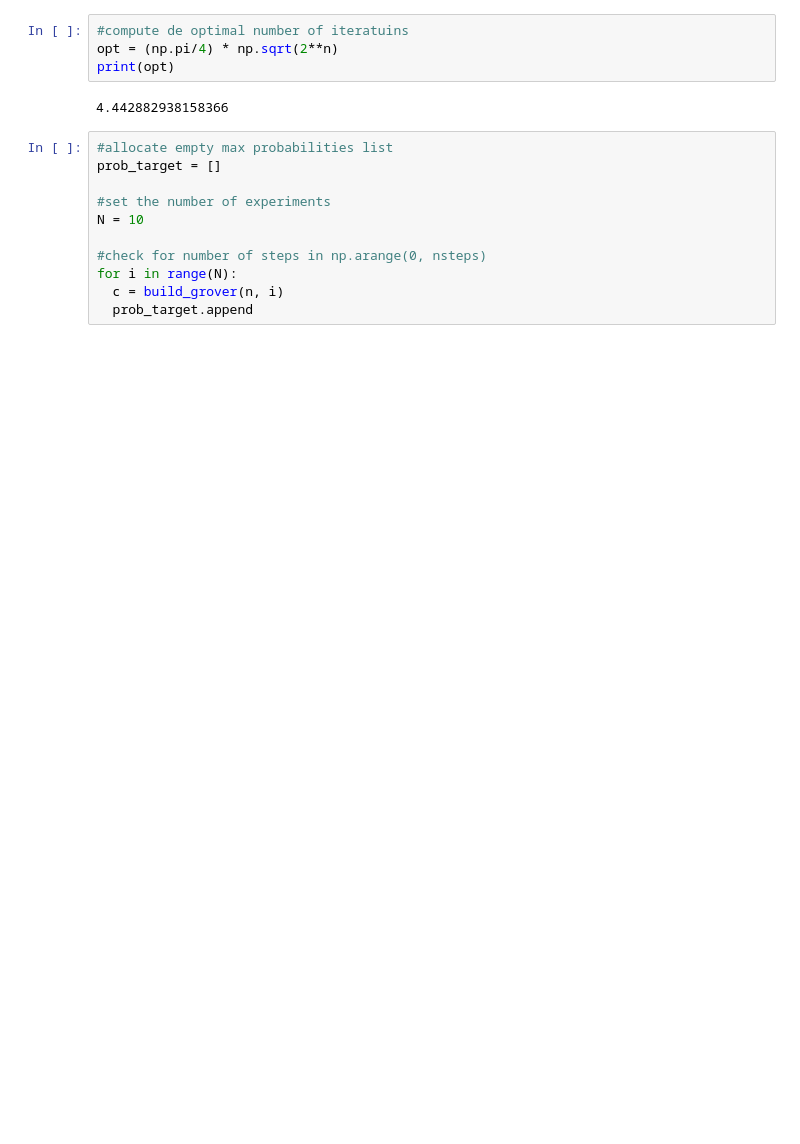
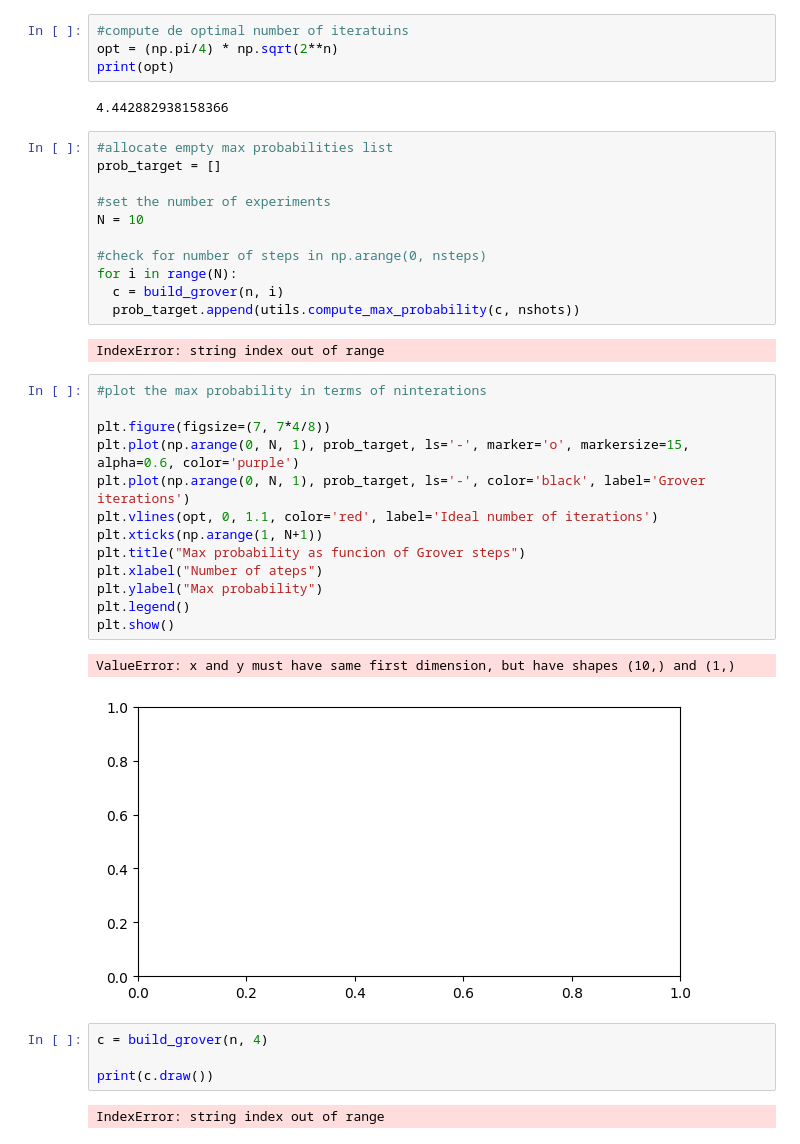
Before and after one commit to gabrielefrn/qc-minicourse, a Jupyter notebook: Grover.ipynb, the cells around one changed output. Drawn from its saved outputs; the diff is of its cells as text; blank space fills up the shorter version.

```diff
--- a/Grover.ipynb
+++ b/Grover.ipynb
@@ -291,4 +292,28 @@ N = 10
 #check for number of steps in np.arange(0, nsteps)
 for i in range(N):
   c = build_grover(n, i)
-  prob_target.append
+  prob_target.append(utils.compute_max_probability(c, nshots))
+# %% [output]
+IndexError: string index out of range
+# %%
+#plot the max probability in terms of ninterations
+
+plt.figure(figsize=(7, 7*4/8))
+plt.plot(np.arange(0, N, 1), prob_target, ls='-', marker='o', markersize=15, alpha=0.6, color='purple')
+plt.plot(np.arange(0, N, 1), prob_target, ls='-', color='black', label='Grover iterations')
+plt.vlines(opt, 0, 1.1, color='red', label='Ideal number of iterations')
+plt.xticks(np.arange(1, N+1))
+plt.title("Max probability as funcion of Grover steps")
+plt.xlabel("Number of ateps")
+plt.ylabel("Max probability")
+plt.legend()
+plt.show()
+# %% [output]
+ValueError: x and y must have same first dimension, but have shapes (10,) and (1,)
+[figure, added]
+# %%
+c = build_grover(n, 4)
+
+print(c.draw())
+# %% [output]
+IndexError: string index out of range
```
Also changed, not shown: parts of 1 cell of this notebook.
